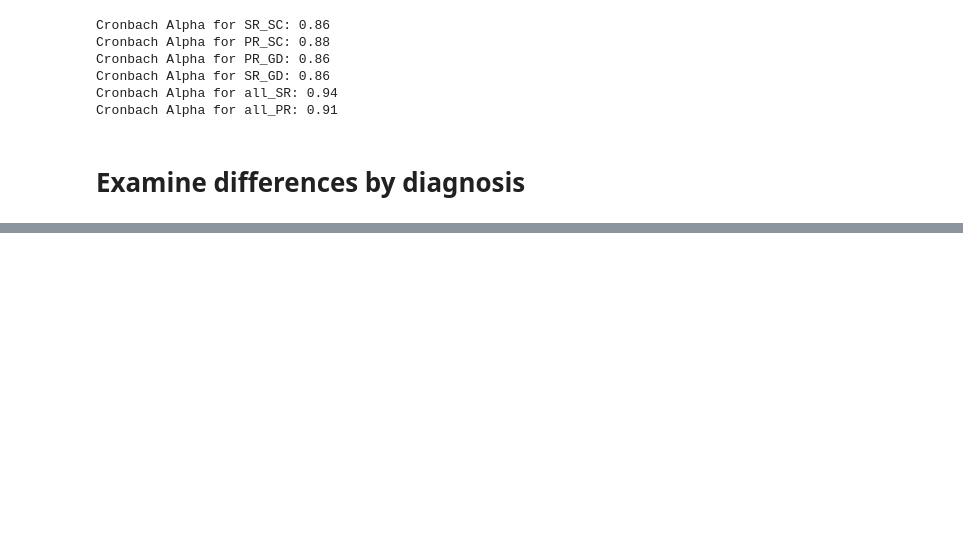
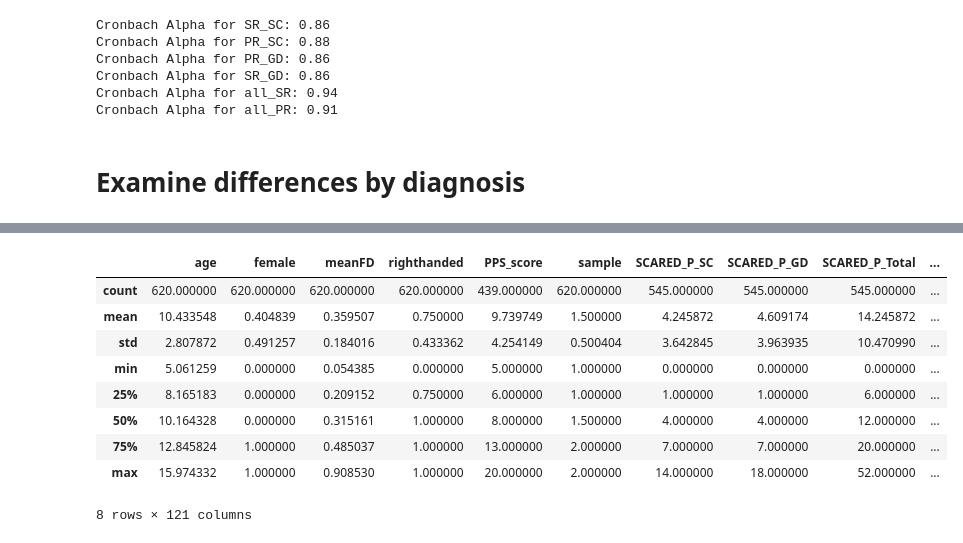
Before and after one commit to catcamacho/hbn_brain_states_gen_anx, a Jupyter notebook: 4_AdditionalAnalyses.ipynb, the cells around one changed output, grey strips where cells are left out. Cells and saved outputs as stored; diff of their text form; code cells hidden in the pictures; blank space fills up the shorter version.

```diff
--- a/4_AdditionalAnalyses.ipynb
+++ b/4_AdditionalAnalyses.ipynb
@@ -100,0 +178,27 @@ Cronbach Alpha for all_PR: 0.91
+# %%
+#merge datasets together
+full_data = subinfo.merge(scared_pr, how='left', left_index=True, right_index=True)
+full_data = full_data.merge(scared_sr, how='left', left_index=True, right_index=True)
+full_data = full_data.merge(mfq_pr, how='left', left_index=True, right_index=True)
+full_data = full_data.merge(mfq_sr, how='left', left_index=True, right_index=True)
+full_data = full_data.merge(adhd, how='left', left_index=True, right_index=True)
+full_data = full_data.merge(state_info_df, how='left', left_index=True, right_index=True)
+full_data = full_data.merge(mean_netact_df, how='left', left_index=True, right_index=True)
+full_data = full_data.merge(odds_info_df, how='left', left_index=True, right_index=True)
+full_data = full_data.merge(neg_state_info_df, how='left', left_index=True, right_index=True)
+full_data = full_data.merge(neg_odds_info_df, how='left', left_index=True, right_index=True)
+full_data = full_data.merge(dx.loc[:, ['Anx_dx', 'GD_dx', 'SC_dx']], how='left', left_index=True, right_index=True)
+full_data = full_data.drop_duplicates()
+full_data.to_csv(os.path.join(out_folder, 'movie{0}_full_dataset.csv'.format(movie)))
+full_data.describe()
+# %% [output]
+|  | age | female | meanFD | righthanded | PPS_score | sample | SCARED_P_SC | SCARED_P_GD | SCARED_P_Total | ... |
+| count | 620.000000 | 620.000000 | 620.000000 | 620.000000 | 439.000000 | 620.000000 | 545.000000 | 545.000000 | 545.000000 | ... |
+| mean | 10.433548 | 0.404839 | 0.359507 | 0.750000 | 9.739749 | 1.500000 | 4.245872 | 4.609174 | 14.245872 | ... |
+| std | 2.807872 | 0.491257 | 0.184016 | 0.433362 | 4.254149 | 0.500404 | 3.642845 | 3.963935 | 10.470990 | ... |
+| min | 5.061259 | 0.000000 | 0.054385 | 0.000000 | 5.000000 | 1.000000 | 0.000000 | 0.000000 | 0.000000 | ... |
+| 25% | 8.165183 | 0.000000 | 0.209152 | 0.750000 | 6.000000 | 1.000000 | 1.000000 | 1.000000 | 6.000000 | ... |
+| 50% | 10.164328 | 0.000000 | 0.315161 | 1.000000 | 8.000000 | 1.500000 | 4.000000 | 4.000000 | 12.000000 | ... |
+| 75% | 12.845824 | 1.000000 | 0.485037 | 1.000000 | 13.000000 | 2.000000 | 7.000000 | 7.000000 | 20.000000 | ... |
+| max | 15.974332 | 1.000000 | 0.908530 | 1.000000 | 20.000000 | 2.000000 | 14.000000 | 18.000000 | 52.000000 | ... |
+8 rows × 121 columns
```
Also changed, not shown: parts of 5 cells of this notebook, 1 other file.
